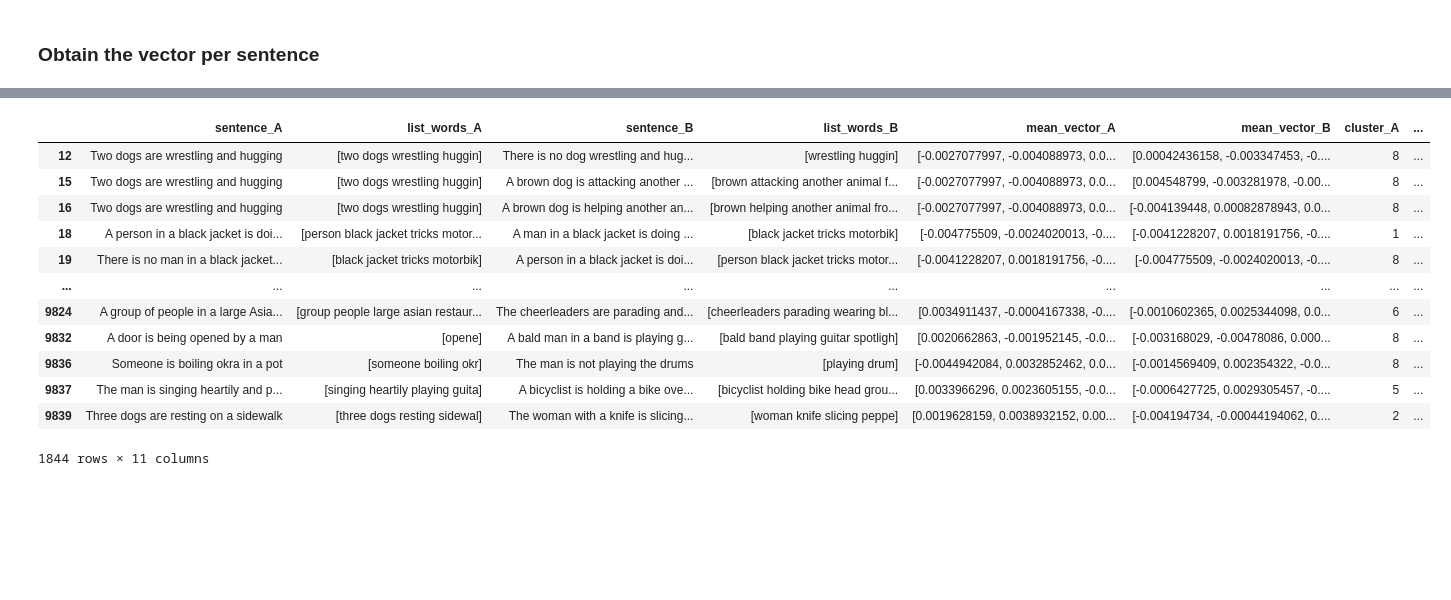
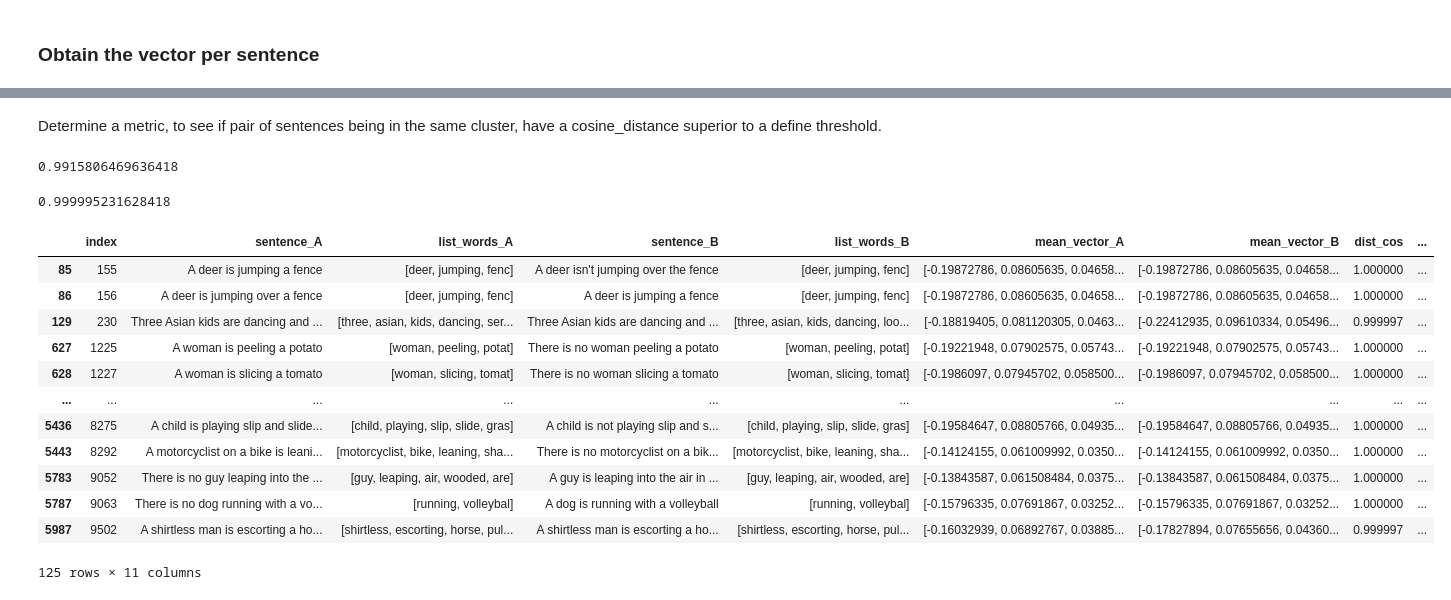
Before and after one commit to mbrull153/EDA-nlp-tfm, a Jupyter notebook: models_bueno-Copy1.ipynb, the cells around one changed output, grey strips where cells are left out. Cells and saved outputs as stored; diff of their text form; code cells hidden in the pictures; blank space fills up the shorter version.

Commit message:
defined workflow completed

```diff
--- a/models_bueno-Copy1.ipynb
+++ b/models_bueno-Copy1.ipynb
@@ -658,16 +528,28 @@ df_final_2.loc[df_final_2['same_cluster']==1]
-# %%
-df_final_2.loc[df_final_2['same_cluster']==0]
-# %% [output]
-|  | sentence_A | list_words_A | sentence_B | list_words_B | mean_vector_A | mean_vector_B | cluster_A | ... |
-| 12 | Two dogs are wrestling and hugging | [two dogs wrestling huggin] | There is no dog wrestling and hug... | [wrestling huggin] | [-0.0027077997, -0.004088973, 0.0... | [0.00042436158, -0.003347453, -0.... | 8 | ... |
-| 15 | Two dogs are wrestling and hugging | [two dogs wrestling huggin] | A brown dog is attacking another ... | [brown attacking another animal f... | [-0.0027077997, -0.004088973, 0.0... | [0.004548799, -0.003281978, -0.00... | 8 | ... |
-| 16 | Two dogs are wrestling and hugging | [two dogs wrestling huggin] | A brown dog is helping another an... | [brown helping another animal fro... | [-0.0027077997, -0.004088973, 0.0... | [-0.004139448, 0.00082878943, 0.0... | 8 | ... |
-| 18 | A person in a black jacket is doi... | [person black jacket tricks motor... | A man in a black jacket is doing ... | [black jacket tricks motorbik] | [-0.004775509, -0.0024020013, -0.... | [-0.0041228207, 0.0018191756, -0.... | 1 | ... |
-| 19 | There is no man in a black jacket... | [black jacket tricks motorbik] | A person in a black jacket is doi... | [person black jacket tricks motor... | [-0.0041228207, 0.0018191756, -0.... | [-0.004775509, -0.0024020013, -0.... | 8 | ... |
-| ... | ... | ... | ... | ... | ... | ... | ... | ... |
-| 9824 | A group of people in a large Asia... | [group people large asian restaur... | The cheerleaders are parading and... | [cheerleaders parading wearing bl... | [0.0034911437, -0.0004167338, -0.... | [-0.0010602365, 0.0025344098, 0.0... | 6 | ... |
-| 9832 | A door is being opened by a man | [opene] | A bald man in a band is playing g... | [bald band playing guitar spotligh] | [0.0020662863, -0.001952145, -0.0... | [-0.003168029, -0.00478086, 0.000... | 8 | ... |
-| 9836 | Someone is boiling okra in a pot | [someone boiling okr] | The man is not playing the drums | [playing drum] | [-0.0044942084, 0.0032852462, 0.0... | [-0.0014569409, 0.002354322, -0.0... | 8 | ... |
-| 9837 | The man is singing heartily and p... | [singing heartily playing guita] | A bicyclist is holding a bike ove... | [bicyclist holding bike head grou... | [0.0033966296, 0.0023605155, -0.0... | [-0.0006427725, 0.0029305457, -0.... | 5 | ... |
-| 9839 | Three dogs are resting on a sidewalk | [three dogs resting sidewal] | The woman with a knife is slicing... | [woman knife slicing peppe] | [0.0019628159, 0.0038932152, 0.00... | [-0.004194734, -0.00044194062, 0.... | 2 | ... |
-1844 rows × 11 columns
+# %% [markdown]
+Determine a metric, to see if pair of sentences being in the same cluster, have a cosine_distance superior to a define threshold.
+# %%
+df_final['dist_cos'].mean()
+# %% [output]
+0.9915806469636418
+# %%
+df_final['dist_cos'].quantile(.85)
+# %% [output]
+0.999995231628418
+# %%
+df_final_q_85=df_final.loc[df_final['dist_cos']>=0.999995231628418]
+# %%
+df_final_q_85.loc[df_final_q_85['same_cluster']==0]
+# %% [output]
+|  | index | sentence_A | list_words_A | sentence_B | list_words_B | mean_vector_A | mean_vector_B | dist_cos | ... |
+| 85 | 155 | A deer is jumping a fence | [deer, jumping, fenc] | A deer isn't jumping over the fence | [deer, jumping, fenc] | [-0.19872786, 0.08605635, 0.04658... | [-0.19872786, 0.08605635, 0.04658... | 1.000000 | ... |
+| 86 | 156 | A deer is jumping over a fence | [deer, jumping, fenc] | A deer is jumping a fence | [deer, jumping, fenc] | [-0.19872786, 0.08605635, 0.04658... | [-0.19872786, 0.08605635, 0.04658... | 1.000000 | ... |
+| 129 | 230 | Three Asian kids are dancing and ... | [three, asian, kids, dancing, ser... | Three Asian kids are dancing and ... | [three, asian, kids, dancing, loo... | [-0.18819405, 0.081120305, 0.0463... | [-0.22412935, 0.09610334, 0.05496... | 0.999997 | ... |
+| 627 | 1225 | A woman is peeling a potato | [woman, peeling, potat] | There is no woman peeling a potato | [woman, peeling, potat] | [-0.19221948, 0.07902575, 0.05743... | [-0.19221948, 0.07902575, 0.05743... | 1.000000 | ... |
+| 628 | 1227 | A woman is slicing a tomato | [woman, slicing, tomat] | There is no woman slicing a tomato | [woman, slicing, tomat] | [-0.1986097, 0.07945702, 0.058500... | [-0.1986097, 0.07945702, 0.058500... | 1.000000 | ... |
+| ... | ... | ... | ... | ... | ... | ... | ... | ... | ... |
+| 5436 | 8275 | A child is playing slip and slide... | [child, playing, slip, slide, gras] | A child is not playing slip and s... | [child, playing, slip, slide, gras] | [-0.19584647, 0.08805766, 0.04935... | [-0.19584647, 0.08805766, 0.04935... | 1.000000 | ... |
+| 5443 | 8292 | A motorcyclist on a bike is leani... | [motorcyclist, bike, leaning, sha... | There is no motorcyclist on a bik... | [motorcyclist, bike, leaning, sha... | [-0.14124155, 0.061009992, 0.0350... | [-0.14124155, 0.061009992, 0.0350... | 1.000000 | ... |
+| 5783 | 9052 | There is no guy leaping into the ... | [guy, leaping, air, wooded, are] | A guy is leaping into the air in ... | [guy, leaping, air, wooded, are] | [-0.13843587, 0.061508484, 0.0375... | [-0.13843587, 0.061508484, 0.0375... | 1.000000 | ... |
+| 5787 | 9063 | There is no dog running with a vo... | [running, volleybal] | A dog is running with a volleyball | [running, volleybal] | [-0.15796335, 0.07691867, 0.03252... | [-0.15796335, 0.07691867, 0.03252... | 1.000000 | ... |
+| 5987 | 9502 | A shirtless man is escorting a ho... | [shirtless, escorting, horse, pul... | A shirtless man is escorting a ho... | [shirtless, escorting, horse, pul... | [-0.16032939, 0.06892767, 0.03885... | [-0.17827894, 0.07655656, 0.04360... | 0.999997 | ... |
+125 rows × 11 columns
```
Also changed, not shown: parts of 76 cells of this notebook.
